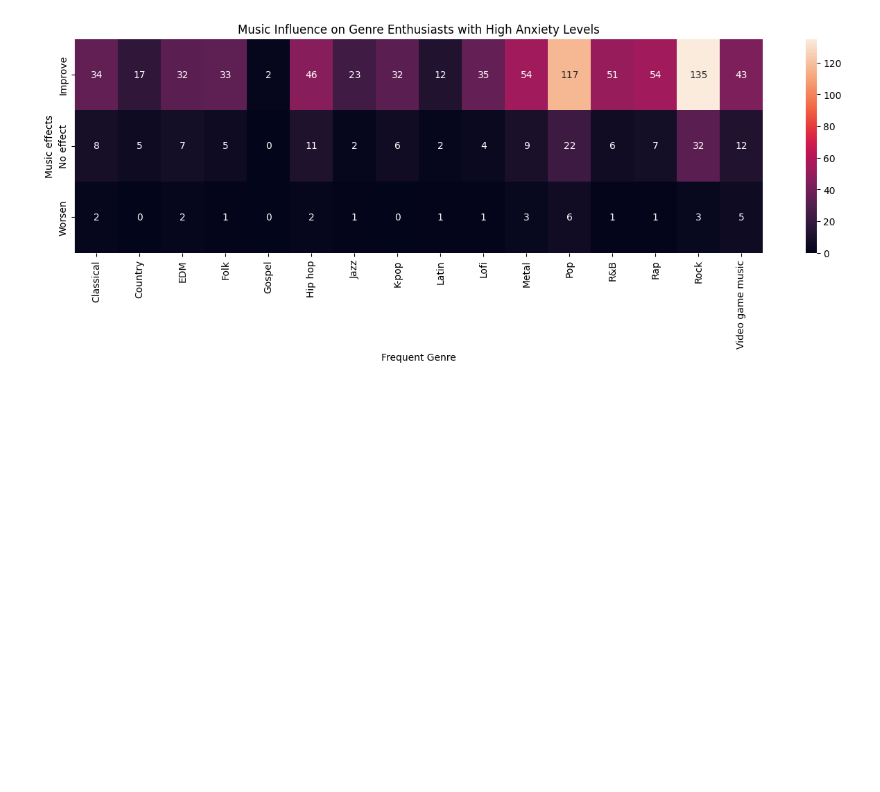
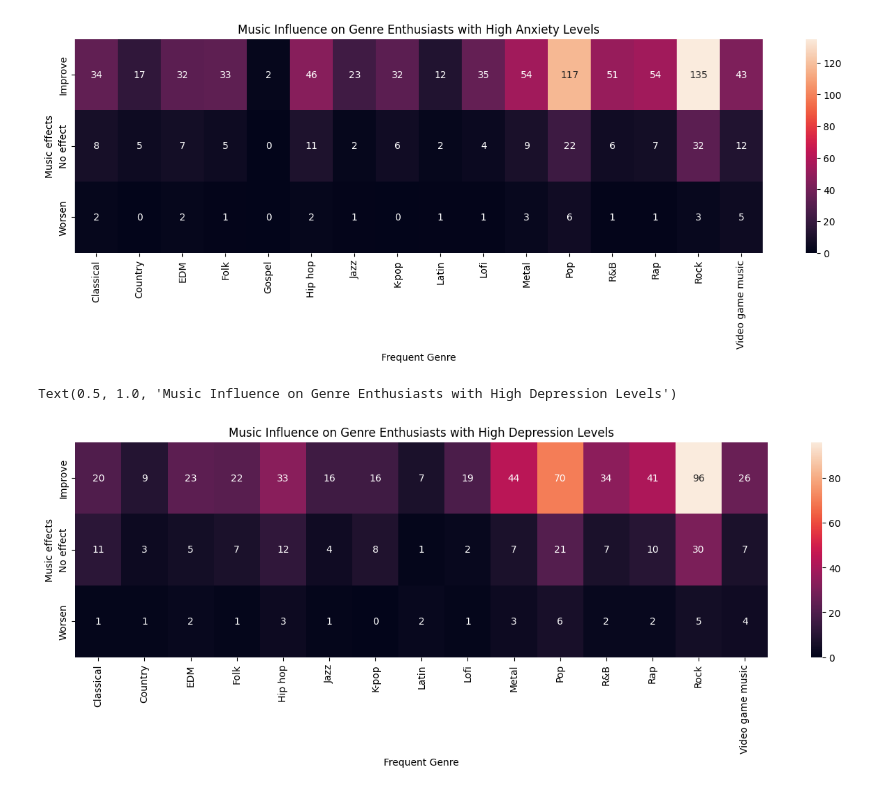
Before and after one commit to mlcuadra1/Mental-Health-x-Music-EDA, a Jupyter notebook: notebooks/Script 2 - EDA.ipynb, the cells around one changed output. Saved outputs shown, nothing was run; the diff lists cells and outputs as text; code cells hidden in the pictures; blank space fills up the shorter version.

Commit message:
Depression, insomnia, ocd plots

```diff
--- a/notebooks/Script 2 - EDA.ipynb
+++ b/notebooks/Script 2 - EDA.ipynb
@@ -377,3 +374,17 @@ plt.title("Music Influence on Genre Enthusiasts with High Anxiety Levels")
 # %% [output]
 Text(0.5, 1.0, 'Music Influence on Genre Enthusiasts with High Anxiety Levels')
 [figure]
+# %%
+subset_depression_df = mapped_df[(mapped_df['Depression']>=7) & (mapped_df['Frequency']==3)]
+
+subset_depression_genre_df = subset_depression_df[['Music effects', 'Frequent Genre', 'Frequency']]
+
+depression_genre_pivoted_df = pd.pivot_table(subset_depression_genre_df, index='Music effects', columns='Frequent Genre', values= 'Frequency', aggfunc='count')
+depression_genre_pivoted_df.fillna(0, inplace=True)
+
+fig, ax0 = plt.subplots(figsize=figsize1_2)
+sns.heatmap(depression_genre_pivoted_df, annot=True, fmt='.3g')
+plt.title("Music Influence on Genre Enthusiasts with High Depression Levels")
+# %% [output]
+Text(0.5, 1.0, 'Music Influence on Genre Enthusiasts with High Depression Levels')
+[figure, added]
```
Also changed, not shown: parts of 3 cells of this notebook.
